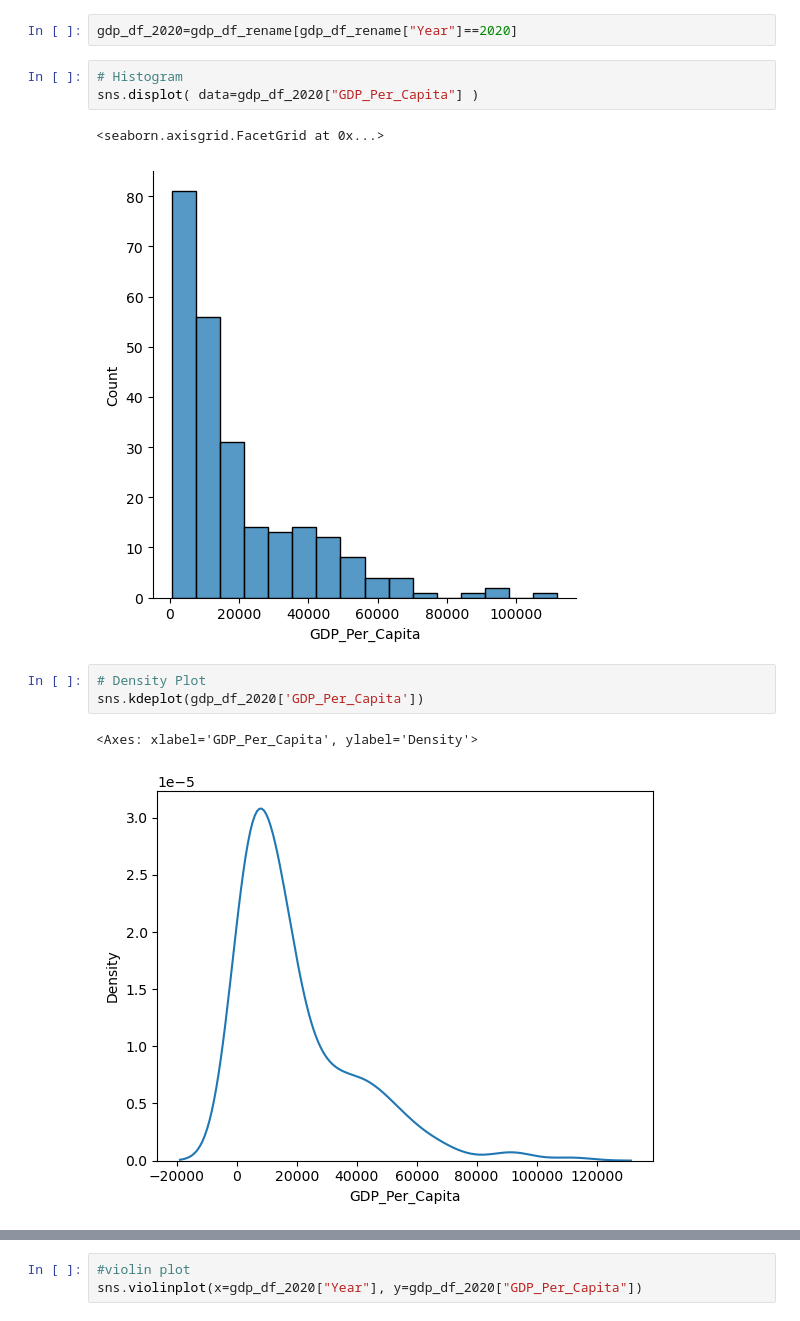
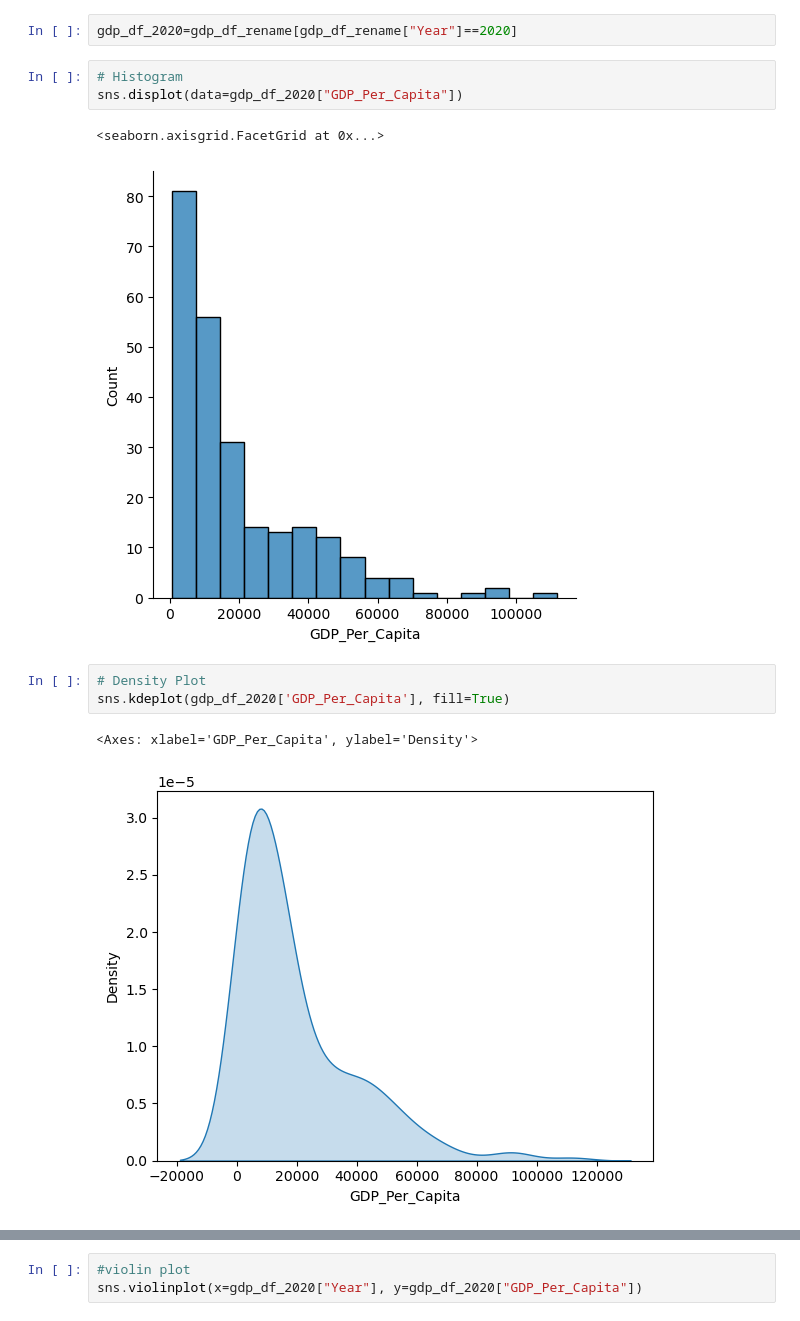
Before and after one commit to NSS-Data-Analytics-Cohort-12/un-python-HaylieCannon, a Jupyter notebook: notebooks/unproject.ipynb, the cells around one changed output, grey strips where cells are left out. Saved outputs shown, nothing was run; the diff lists cells and outputs as text.

```diff
--- a/notebooks/unproject.ipynb
+++ b/notebooks/unproject.ipynb
@@ -173,15 +207,15 @@ Name: Year, dtype: int64
 gdp_df_2020=gdp_df_rename[gdp_df_rename["Year"]==2020]
 # %%
 # Histogram
-sns.displot( data=gdp_df_2020["GDP_Per_Capita"] )
+sns.displot(data=gdp_df_2020["GDP_Per_Capita"])
 # %% [output]
 <seaborn.axisgrid.FacetGrid at 0x...>
 [figure]
 # %%
 # Density Plot
-sns.kdeplot(gdp_df_2020['GDP_Per_Capita'])
+sns.kdeplot(gdp_df_2020['GDP_Per_Capita'], fill=True)
 # %% [output]
 <Axes: xlabel='GDP_Per_Capita', ylabel='Density'>
-[figure, old version]
+[figure, new version]
 # %%
 # Boxplot
```
Also changed, not shown: parts of 22 cells of this notebook.
